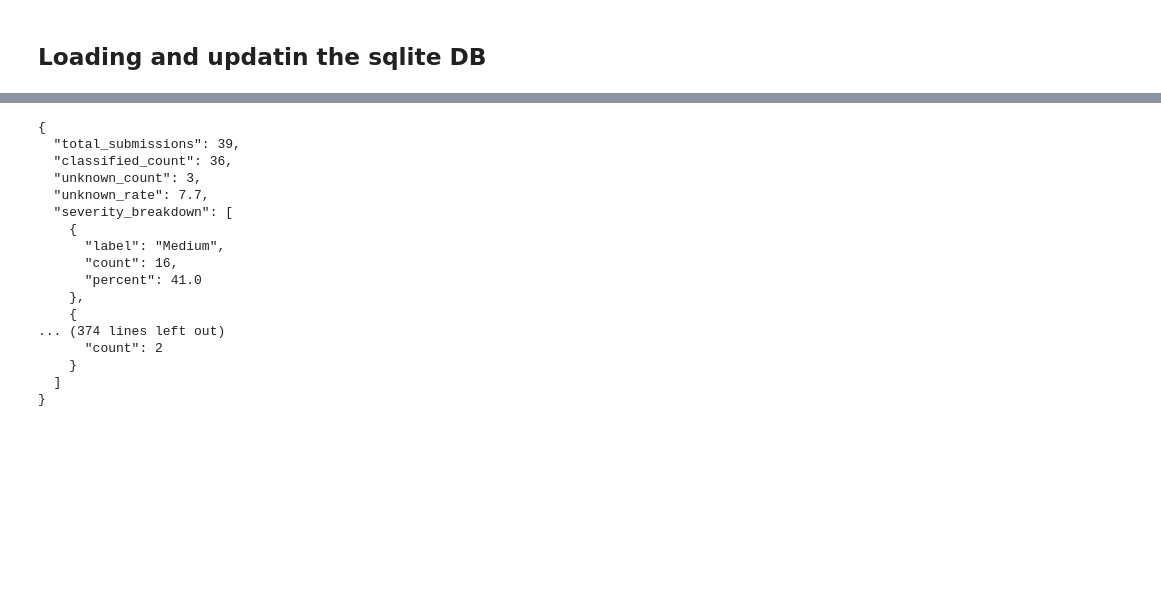
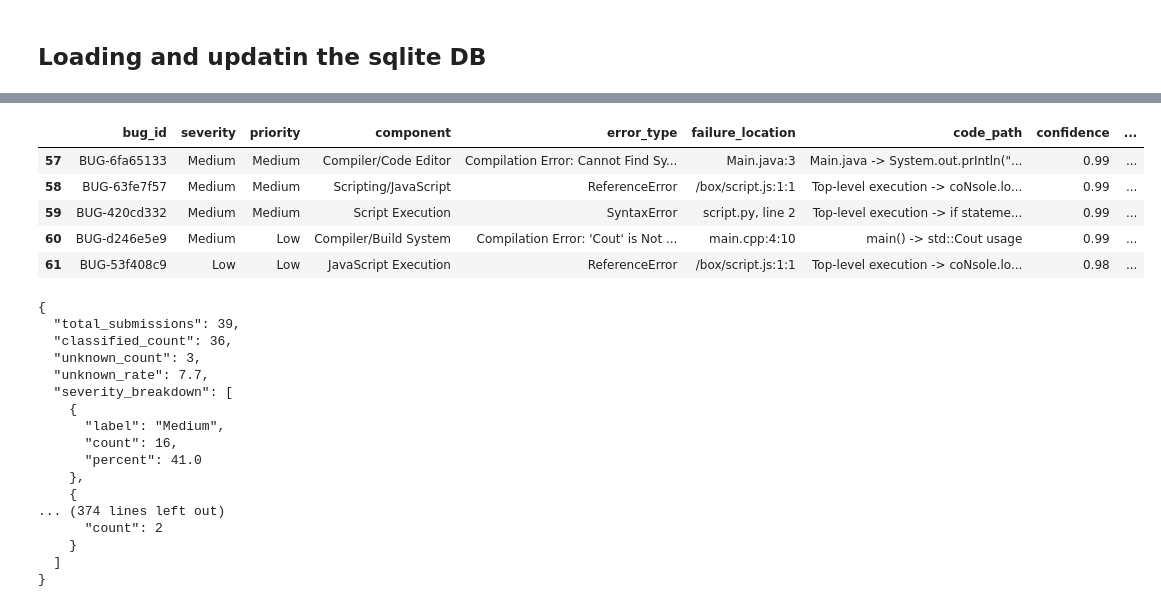
Before and after one commit to SMoizAli/AI_Smart_Bug_Analyzer_-_Fix-_Advisor-, a Jupyter notebook: notebooks/03_analytics_and_testing.ipynb, the cells around one changed output, grey strips where cells are left out. Drawn from its saved outputs; the diff is of its cells as text; code cells hidden in the pictures; blank space fills up the shorter version.

```diff
--- a/notebooks/03_analytics_and_testing.ipynb
+++ b/notebooks/03_analytics_and_testing.ipynb
@@ -571,5 +573,13 @@ Total bugs in database: 39
 # %%
-df['component_normalized'] = df['component'].replace(COMPONENT_MERGE_MAP)
+df.tail()
+#df['component_normalized'] = df['component'].replace(COMPONENT_MERGE_MAP)
+# %% [output]
+|  | bug_id | severity | priority | component | error_type | failure_location | code_path | confidence | ... |
+| 57 | BUG-6fa65133 | Medium | Medium | Compiler/Code Editor | Compilation Error: Cannot Find Sy... | Main.java:3 | Main.java -> System.out.prIntln("... | 0.99 | ... |
+| 58 | BUG-63fe7f57 | Medium | Medium | Scripting/JavaScript | ReferenceError | /box/script.js:1:1 | Top-level execution -> coNsole.lo... | 0.99 | ... |
+| 59 | BUG-420cd332 | Medium | Medium | Script Execution | SyntaxError | script.py, line 2 | Top-level execution -> if stateme... | 0.99 | ... |
+| 60 | BUG-d246e5e9 | Medium | Low | Compiler/Build System | Compilation Error: 'Cout' is Not ... | main.cpp:4:10 | main() -> std::Cout usage | 0.99 | ... |
+| 61 | BUG-53f408c9 | Low | Low | JavaScript Execution | ReferenceError | /box/script.js:1:1 | Top-level execution -> coNsole.lo... | 0.98 | ... |
 # %%
 result = compute_defect_analytics(df)
 print(json.dumps(result, indent=2))
```
Also changed, not shown: parts of 1 cell of this notebook, 6 other files.
